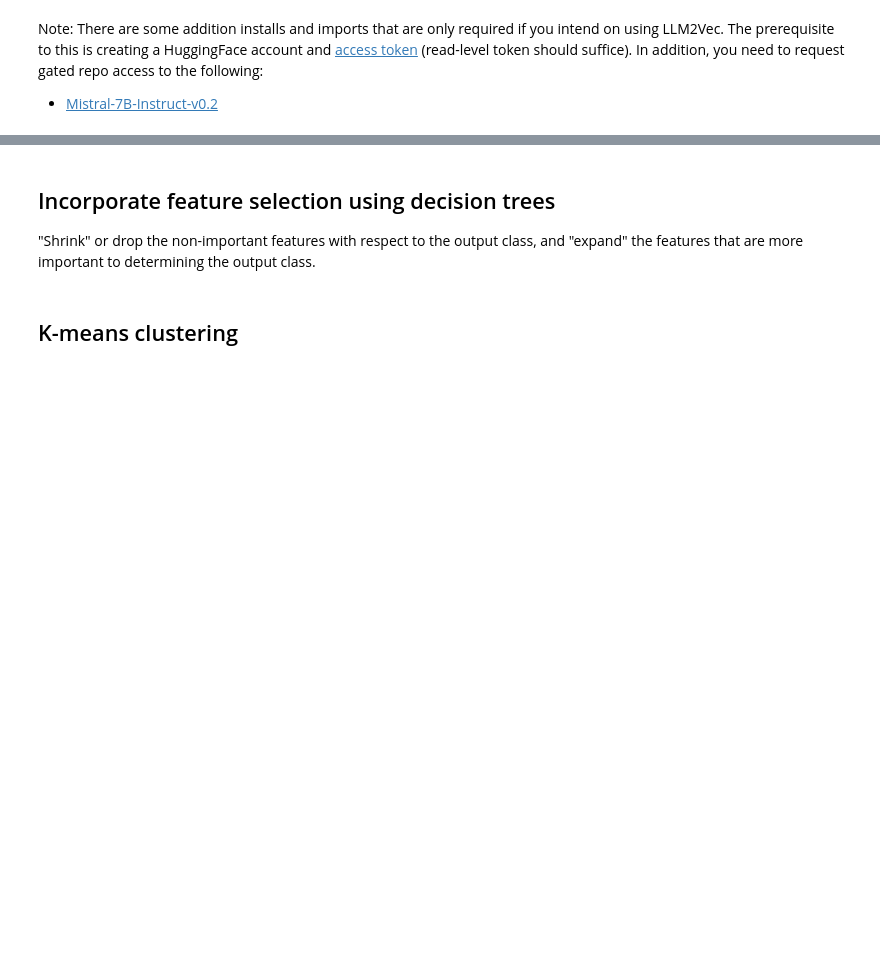
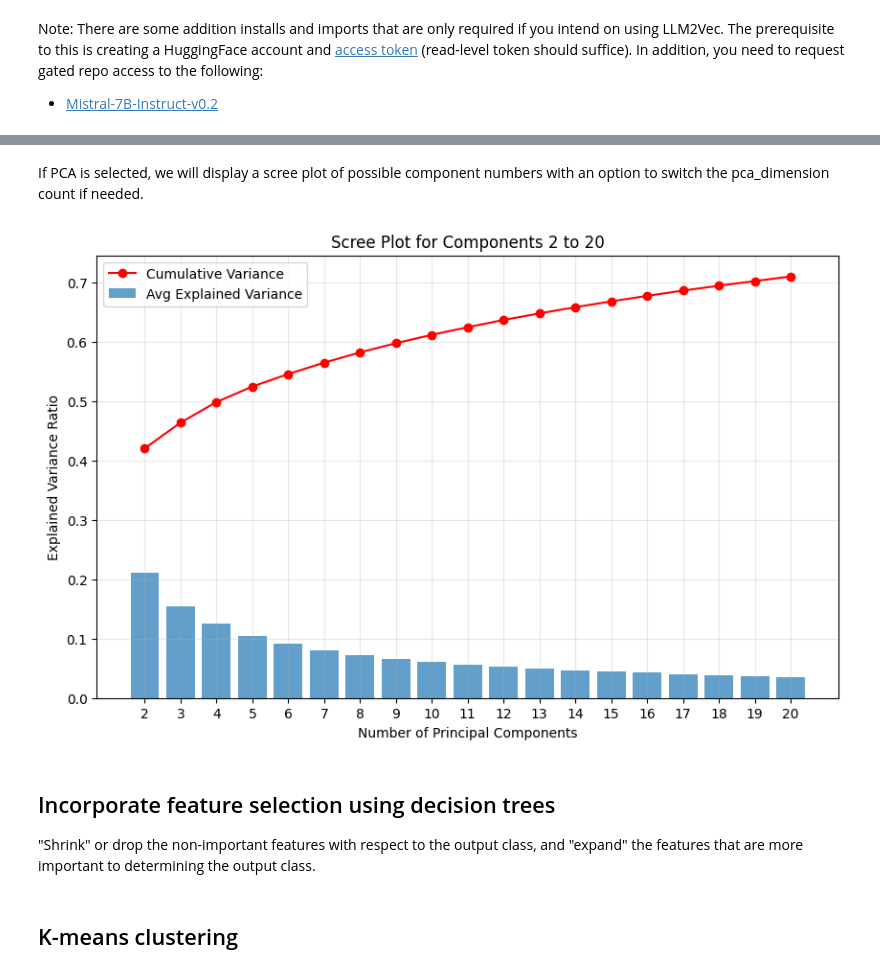
Before and after one commit to shivanim7/servicenow-clinic, a Jupyter notebook: clustering_prototype.ipynb, the cells around one changed output, grey strips where cells are left out. Drawn from its saved outputs; the diff is of its cells as text; code cells hidden in the pictures; blank space fills up the shorter version.

```diff
--- a/clustering_prototype.ipynb
+++ b/clustering_prototype.ipynb
@@ -38,6 +38,7 @@ For cluster count, there are options for the method of scoring (WCSS Elbow or SI
 # Dataset --------------------------------------------
 dataset = "Synthetic_Customer_Data.csv"
 text_col = "Conversation"
+dataset_sample_ratio = 1 # percentage of dataset to actually look at
 # dataset = "IMDB.csv"
 # text_col = "review"
 # label_col = "sentiment"
@@ -45,22 +46,30 @@ text_col = "Conversation"
 # text_col =
 # label_col =
 
+
 # Embedding method -----------------------------------
 method = "s_bert"
 # method = "llm2vec"
 
 # Dimensionality reduction (PCA) ---------------------
 pca = True
+pca_dimensions = 10
 # pca = False
 
 # Feature selection (decision trees)  ----------------
 # decision_trees = True
 decision_trees = False
+feature_importance_threshold  = 0.025 # minimum importance threshold for selection
+test_train_ratio = 0.3 # test train ratio for training decision trees
 
 # Cluster count selection ----------------------------
-cluster_count_method = "WCSS Elbow"
+# cluster_count_method = "WCSS Elbow"
 # cluster_count_method = "Silhouette Score"
-# cluster_count = 10
+cluster_count_method = 4
+
+
+# Analysis and miscellaneous
+cluster_sample_count = 5 # how many datapoint samples per cluster to display at the end
 # %% [markdown]
 ## Imports and Requirements
 # %% [markdown]
@@ -207 +180,37 @@ Please note that authentication is recommended but still optional to access publ
+# %% [markdown]
+If PCA is selected, we will display a scree plot of possible component numbers with an option to switch the pca_dimension count if needed.
+# %%
+# Dimensionality Reduction (PCA) --------------------------------------------
+PCA_MAX_DIMENSION = 21
+if pca:
+  n_components = range(2, PCA_MAX_DIMENSION) # range of testing
+
+  # Perform PCA for each number of components and store explained variance
+  explained_variance_ratios = []
+  cumulative_variance_ratios = []
+
+  for n in n_components:
+      pca = PCA(n_components=n)
+      pca.fit(embeddings)
+      explained_variance_ratios.append(pca.explained_variance_ratio_)
+      cumulative_variance_ratios.append(np.cumsum(pca.explained_variance_ratio_))
+
+  # Average explained variance ratio over the number of components
+  avg_explained_variance_ratio = [np.mean(ratio) for ratio in explained_variance_ratios]
+
+  # Plot the Scree Plot
+  plt.figure(figsize=(10, 6))
+  plt.bar(n_components, avg_explained_variance_ratio, alpha=0.7, label='Avg Explained Variance')
+  plt.plot(n_components, [cum[-1] for cum in cumulative_variance_ratios], label='Cumulative Variance', color='red', marker='o')
+
+  # Add titles and labels
+  plt.title('Scree Plot for Components 2 to 20')
+  plt.xlabel('Number of Principal Components')
+  plt.ylabel('Explained Variance Ratio')
+  plt.xticks(n_components)
+  plt.legend(loc='best')
+  plt.grid(alpha=0.3)
+  plt.show()
+# %% [output]
+[figure, added]
 # %%
```
Also changed, not shown: parts of 12 cells of this notebook.
